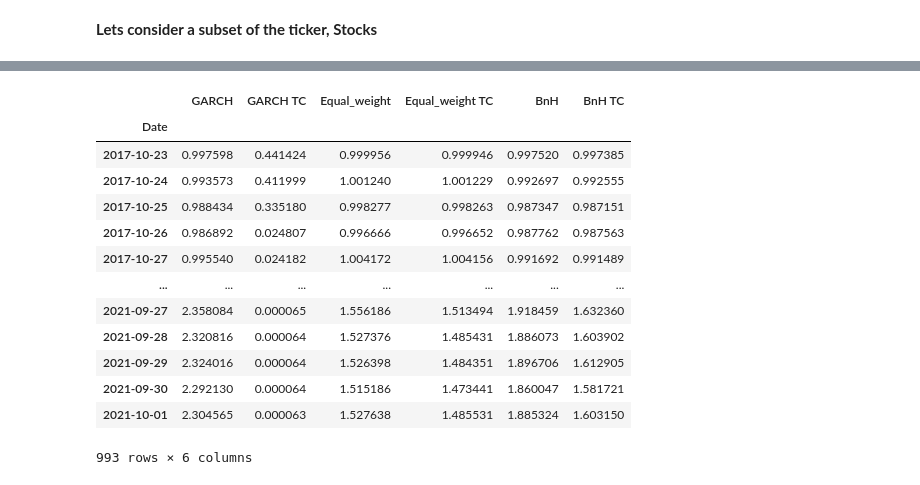
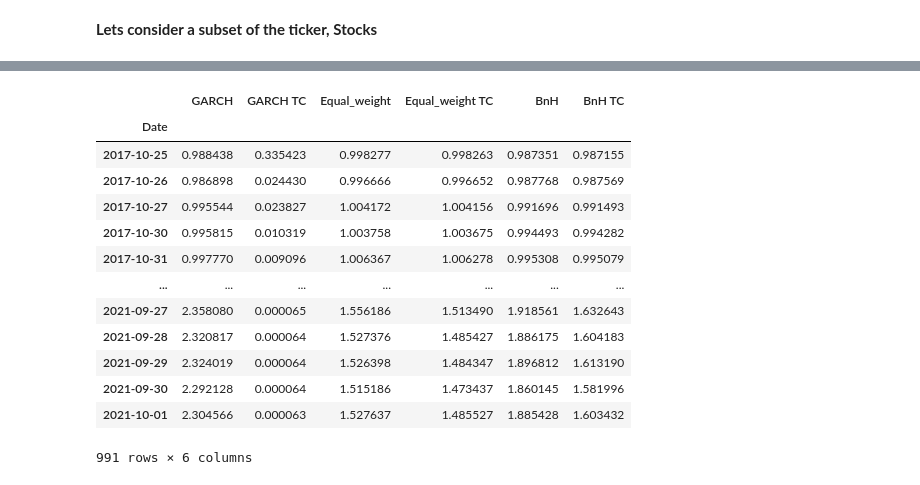
Before and after one commit to neriksen/thesis, a Jupyter notebook: backtesting/backtesting_graphs.ipynb, the cells around one changed output, grey strips where cells are left out. Saved outputs shown, nothing was run; the diff lists cells and outputs as text; code cells hidden in the pictures.

```diff
--- a/backtesting/backtesting_graphs.ipynb
+++ b/backtesting/backtesting_graphs.ipynb
@@ -235,22 +235,22 @@ ax.set_ylabel('Weight, $v_t$',loc='top', rotation = 0, labelpad = -78)
 #fig.savefig("Backtesting\output\GJRGARCH_weight_NO_TC_S.png", bbox_inches = 'tight', pad_inches = 0.1)
 fig.savefig("GJRGARCH_weight_NO_TC_S.png", bbox_inches = 'tight', pad_inches = 0.1)
 # %%
-res_ARCH_s.iloc[7:]
+res_ARCH_s.iloc[9:]
 # %% [output]
 |  | GARCH | GARCH TC | Equal_weight | Equal_weight TC | BnH | BnH TC |
 | Date |  |  |  |  |  |  |
-| 2017-10-23 | 0.997598 | 0.441424 | 0.999956 | 0.999946 | 0.997520 | 0.997385 |
-| 2017-10-24 | 0.993573 | 0.411999 | 1.001240 | 1.001229 | 0.992697 | 0.992555 |
-| 2017-10-25 | 0.988434 | 0.335180 | 0.998277 | 0.998263 | 0.987347 | 0.987151 |
-| 2017-10-26 | 0.986892 | 0.024807 | 0.996666 | 0.996652 | 0.987762 | 0.987563 |
-| 2017-10-27 | 0.995540 | 0.024182 | 1.004172 | 1.004156 | 0.991692 | 0.991489 |
+| 2017-10-25 | 0.988438 | 0.335423 | 0.998277 | 0.998263 | 0.987351 | 0.987155 |
+| 2017-10-26 | 0.986898 | 0.024430 | 0.996666 | 0.996652 | 0.987768 | 0.987569 |
+| 2017-10-27 | 0.995544 | 0.023827 | 1.004172 | 1.004156 | 0.991696 | 0.991493 |
+| 2017-10-30 | 0.995815 | 0.010319 | 1.003758 | 1.003675 | 0.994493 | 0.994282 |
+| 2017-10-31 | 0.997770 | 0.009096 | 1.006367 | 1.006278 | 0.995308 | 0.995079 |
 | ... | ... | ... | ... | ... | ... | ... |
-| 2021-09-27 | 2.358084 | 0.000065 | 1.556186 | 1.513494 | 1.918459 | 1.632360 |
-| 2021-09-28 | 2.320816 | 0.000064 | 1.527376 | 1.485431 | 1.886073 | 1.603902 |
-| 2021-09-29 | 2.324016 | 0.000064 | 1.526398 | 1.484351 | 1.896706 | 1.612905 |
-| 2021-09-30 | 2.292130 | 0.000064 | 1.515186 | 1.473441 | 1.860047 | 1.581721 |
-| 2021-10-01 | 2.304565 | 0.000063 | 1.527638 | 1.485531 | 1.885324 | 1.603150 |
+| 2021-09-27 | 2.358080 | 0.000065 | 1.556186 | 1.513490 | 1.918561 | 1.632643 |
+| 2021-09-28 | 2.320817 | 0.000064 | 1.527376 | 1.485427 | 1.886175 | 1.604183 |
+| 2021-09-29 | 2.324019 | 0.000064 | 1.526398 | 1.484347 | 1.896812 | 1.613190 |
+| 2021-09-30 | 2.292128 | 0.000064 | 1.515186 | 1.473437 | 1.860145 | 1.581996 |
+| 2021-10-01 | 2.304566 | 0.000063 | 1.527637 | 1.485527 | 1.885428 | 1.603432 |
-993 rows × 6 columns
+991 rows × 6 columns
 # %%
 v_t_ARCH_s.iloc[7:]
 # %% [output]
```
Also changed, not shown: parts of 7 cells of this notebook, 1 other file.
